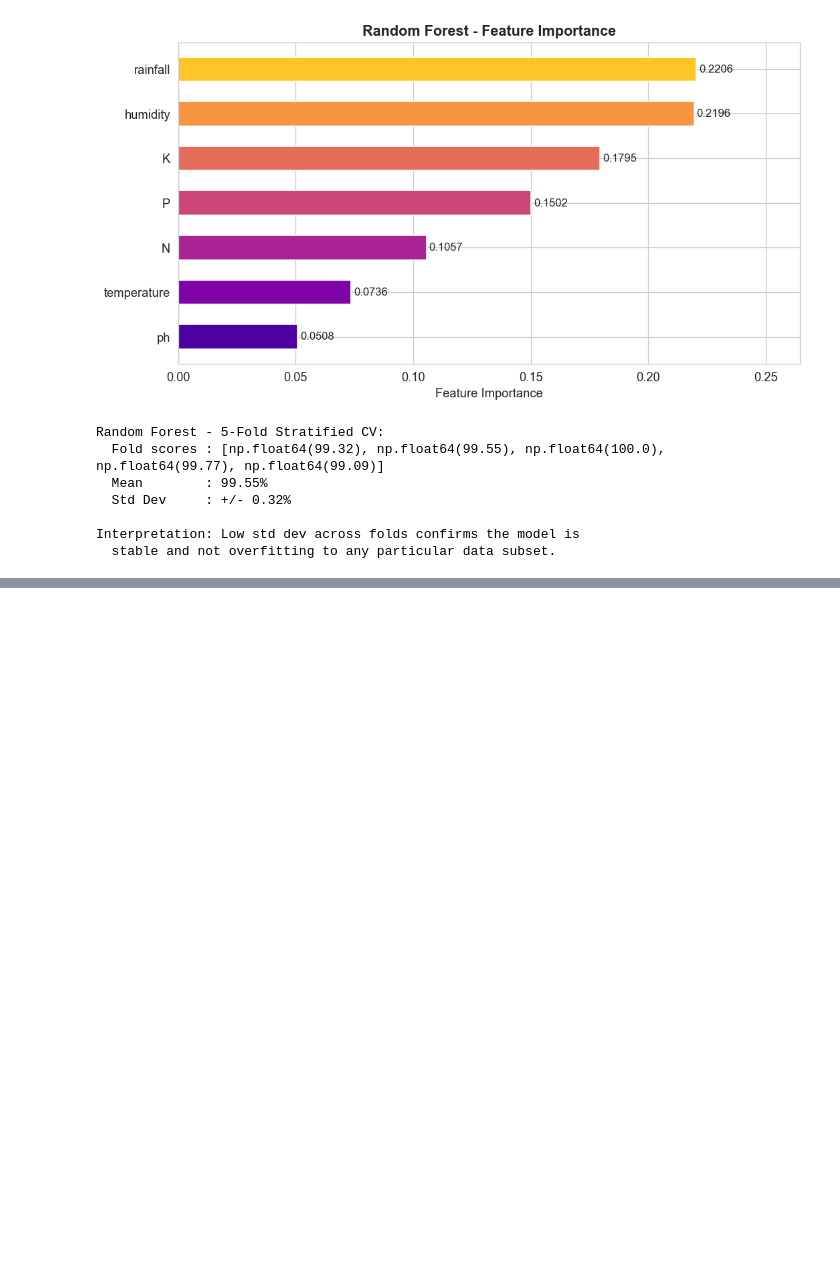
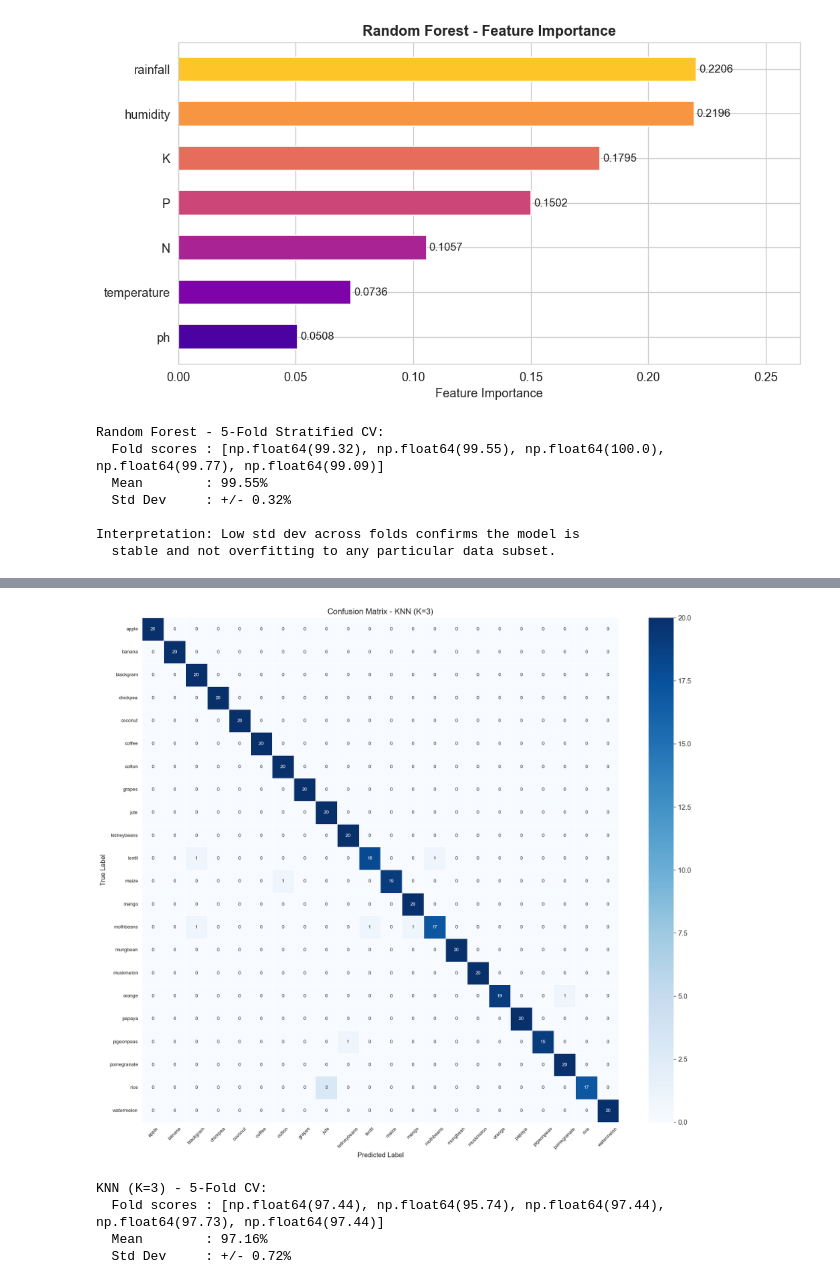
Before and after one commit to mriyazashliya03/Crop-Recommendation-System-using-ML, a Jupyter notebook: model_building.ipynb, the cells around one changed output, grey strips where cells are left out. Cells and saved outputs as stored; diff of their text form; code cells hidden in the pictures; blank space fills up the shorter version.

```diff
--- a/model_building.ipynb
+++ b/model_building.ipynb
@@ -291,0 +338,11 @@ Interpretation: Low std dev across folds confirms the model is
+# %%
+knn_model = KNeighborsClassifier(
+    n_neighbors=best_k,
+    metric='euclidean',
+    weights='distance'  # Closer neighbors have more influence
+)
+
+results_knn = evaluate_model(
+    knn_model, X_train_sc, y_train, X_test_sc, y_test,
+    name=f'KNN (K={best_k})'
+)
@@ -291,0 +367,18 @@ Interpretation: Low std dev across folds confirms the model is
+# %%
+plot_cm(y_test, results_knn['y_pred'], f'Confusion Matrix - KNN (K={best_k})')
+plt.savefig('cm_knn.png', bbox_inches='tight')
+plt.show()
+# %% [output]
+[figure, added]
+# %%
+cv_knn = cross_val_score(knn_model, X_train_sc, y_train,
+                          cv=5, scoring='accuracy')
+print(f'KNN (K={best_k}) - 5-Fold CV:')
+print(f'  Fold scores : {[round(s*100,2) for s in cv_knn]}')
+print(f'  Mean        : {cv_knn.mean()*100:.2f}%')
+print(f'  Std Dev     : +/- {cv_knn.std()*100:.2f}%')
+# %% [output]
+KNN (K=3) - 5-Fold CV:
+  Fold scores : [np.float64(97.44), np.float64(95.74), np.float64(97.44), np.float64(97.73), np.float64(97.44)]
+  Mean        : 97.16%
+  Std Dev     : +/- 0.72%
```
Also changed, not shown: parts of 3 cells of this notebook.
